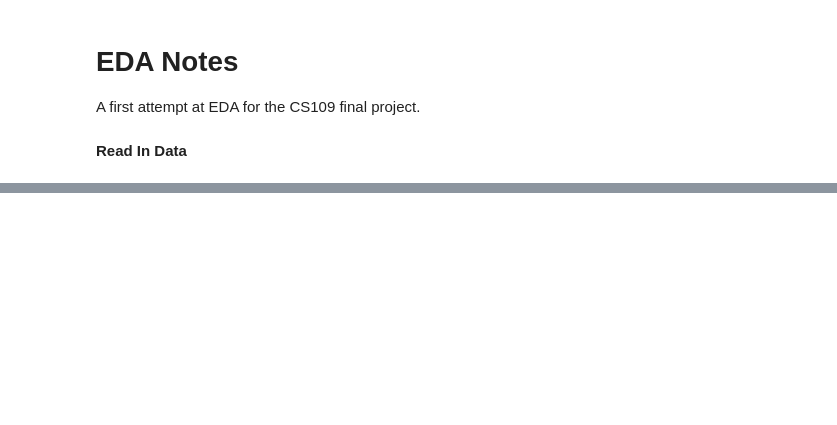
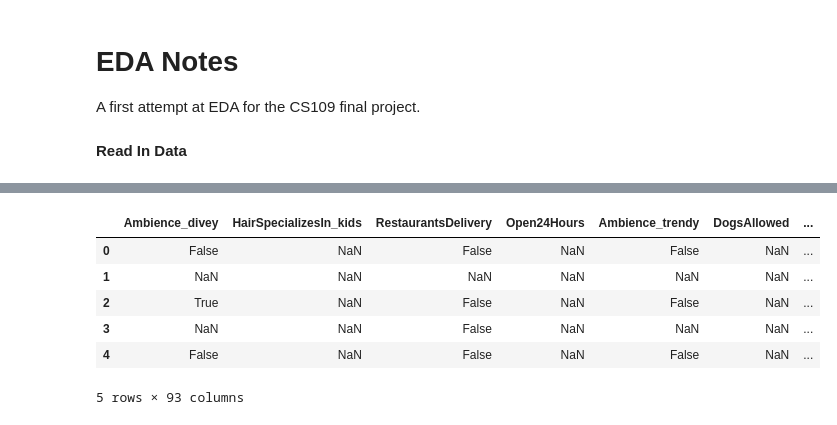
Before and after one commit to mwoluchem/Recommendations_CS209, a Jupyter notebook: Recommendations_EDA-JD.ipynb, the cells around one changed output, grey strips where cells are left out. Drawn from its saved outputs; the diff is of its cells as text; code cells hidden in the pictures; blank space fills up the shorter version.

```diff
--- a/Recommendations_EDA-JD.ipynb
+++ b/Recommendations_EDA-JD.ipynb
@@ -164,0 +88,12 @@ Based on this knowledge, the following EDA steps may be necessary:
+# %%
+biz.columns=biz.columns.str.replace('attributes.','')
+biz.columns=biz.columns.str.replace('.',"_")
+biz.head()
+# %% [output]
+|  | Ambience_divey | HairSpecializesIn_kids | RestaurantsDelivery | Open24Hours | Ambience_trendy | DogsAllowed | ... |
+| 0 | False | NaN | False | NaN | False | NaN | ... |
+| 1 | NaN | NaN | NaN | NaN | NaN | NaN | ... |
+| 2 | True | NaN | False | NaN | False | NaN | ... |
+| 3 | NaN | NaN | False | NaN | NaN | NaN | ... |
+| 4 | False | NaN | False | NaN | False | NaN | ... |
+5 rows × 93 columns
```
Also changed, not shown: parts of 26 cells of this notebook.
